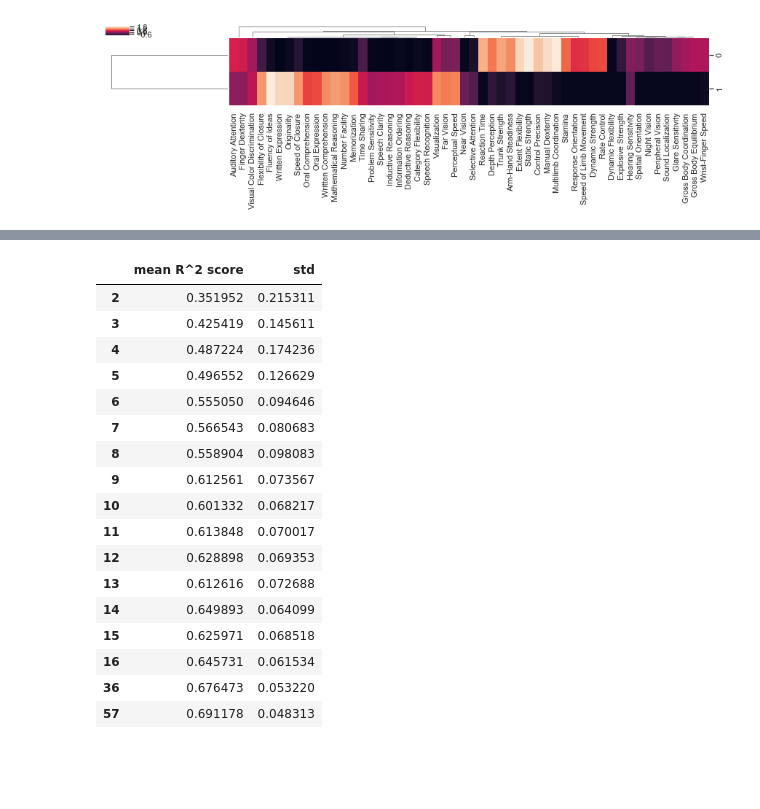
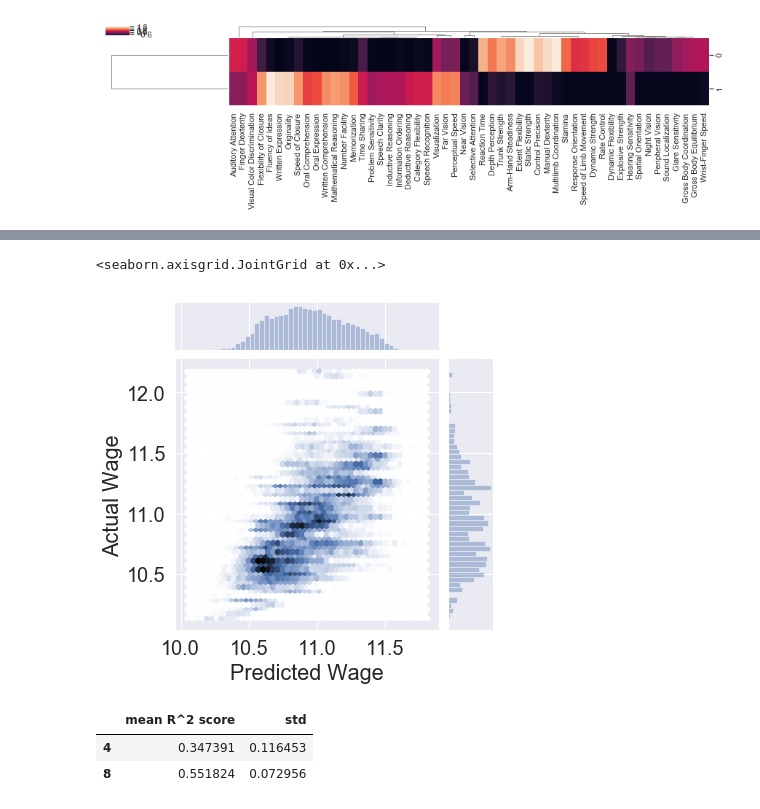
Before and after one commit to dnordfors/archetypes, a Jupyter notebook: final/archetypes_test.ipynb, the cells around one changed output, grey strips where cells are left out. Drawn from its saved outputs; the diff is of its cells as text; code cells hidden in the pictures; blank space fills up the shorter version.

```diff
--- a/final/archetypes_test.ipynb
+++ b/final/archetypes_test.ipynb
@@ -578,0 +563,8 @@ Svd(dall).o[:4]
+# %%
+nn = 4
+ypred = pd.concat([pd.DataFrame(arall_xfit[nn].y_predict[i]).T for i in range(100)])
+ytest = np.concatenate([arall_xfit[nn].y_test[i].values for i in range(100)])
+ypred['ytest'] = ytest
+predactual_fte = pd.DataFrame(np.concatenate([ypred[[i,'ytest']].values
+                                              for i in range(3)]),columns = ['Predicted Wage','Actual Wage'])
+sns.jointplot(x = 'Predicted Wage',y='Actual Wage',data= predactual_fte,kind='hex',)
@@ -643,10 +638,16 @@ class RXfit:
         self.itr =itr
         self.xv = xval
 # %%
-nitr=30
-n_arch = [2,3,4,5,6,7,8,9,10,11,12,13,14,15,16,36,57]
-rX = nrmcol(dall).merge(census.occupations[['log FTE']],left_index=True,right_index=True)
+nitr=100
+n_arch = [2,3,4,5,6,7,8,9,10,11,12,13,14,15,16,36,52]
+rX = nrmcol(ab.wmatrix).merge(census.occupations[['log FTE']],left_index=True,right_index=True)
 ry = rX.pop('log FTE')
 xfit ={}
 for n in n_arch:
     xfit[n] = RXfit(rX,n,ry,itr=nitr)
+
+r2scores2 = pd.DataFrame([np.concatenate([pd.DataFrame(xfit[n].y_predict[i]).T.apply(
+    lambda ypred: r2_score(xfit[n].y_test[i],ypred)) for i in range(nitr)]) for n in n_arch],
+            index = n_arch).T
+r2score2 = pd.DataFrame([r2scores2.mean(),r2scores2.std()],index = ['mean R^2 score','std']).T
+r2score2
@@ -653,25 +684,34 @@ for n in n_arch:
+# %%
+nn = 4
+ypred = pd.concat([pd.DataFrame(arall_xfit[nn].y_predict[i]).T for i in range(100)])
+ytest = np.concatenate([arall_xfit[nn].y_test[i].values for i in range(100)])
+ypred['ytest'] = ytest
+predactual_fte = pd.DataFrame(np.concatenate([ypred[[i,'ytest']].values
+                                              for i in range(3)]),columns = ['Predicted Wage','Actual Wage'])
+sns.jointplot(x = 'Predicted Wage',y='Actual Wage',data= predactual_fte,kind='hex')
+# %% [output]
+<seaborn.axisgrid.JointGrid at 0x...>
+[figure, added]
 # %%
-r2scores = pd.DataFrame([np.concatenate([pd.DataFrame(xfit[n].y_predict[i]).T.apply(
-    lambda ypred: r2_score(xfit[n].y_test[i],ypred)) for i in range(nitr)]) for n in n_arch],
+nitr=100
+# n_arch = [2,3,4,5,6,7,8,9,10,11,12,13,14,15,16,36,52]
+n_arch = [4,8]
+arall = {}
+arall_X = {}
+arall_y = {}
+arall_xfit ={}
+for n in n_arch:
+    arall[n]=Archetypes(ab.wmatrix,n)
+    arall_X[n] = arall[n].on.merge(census.occupations[['log FTE']],left_index = True,right_index = True)
+    arall_y[n] = arall_X[n].pop('log FTE')
+    arall_xfit[n] = Xfit(arall_X[n],arall_y[n],itr=nitr)
+
+r2scores = pd.DataFrame([np.concatenate([pd.DataFrame(arall_xfit[n].y_predict[i]).T.apply(
+    lambda ypred: r2_score(arall_xfit[n].y_test[i],ypred)) for i in range(nitr)]) for n in n_arch],
             index = n_arch).T
 r2score = pd.DataFrame([r2scores.mean(),r2scores.std()],index = ['mean R^2 score','std']).T
 r2score
 # %% [output]
 |  | mean R^2 score | std |
-| 2 | 0.351952 | 0.215311 |
-| 3 | 0.425419 | 0.145611 |
-| 4 | 0.487224 | 0.174236 |
-| 5 | 0.496552 | 0.126629 |
-| 6 | 0.555050 | 0.094646 |
-| 7 | 0.566543 | 0.080683 |
-| 8 | 0.558904 | 0.098083 |
-| 9 | 0.612561 | 0.073567 |
-| 10 | 0.601332 | 0.068217 |
-| 11 | 0.613848 | 0.070017 |
-| 12 | 0.628898 | 0.069353 |
-| 13 | 0.612616 | 0.072688 |
-| 14 | 0.649893 | 0.064099 |
-| 15 | 0.625971 | 0.068518 |
-| 16 | 0.645731 | 0.061534 |
-| 36 | 0.676473 | 0.053220 |
-| 57 | 0.691178 | 0.048313 |
+| 4 | 0.347391 | 0.116453 |
+| 8 | 0.551824 | 0.072956 |
```
Also changed, not shown: parts of 49 cells of this notebook, 6 other files.
